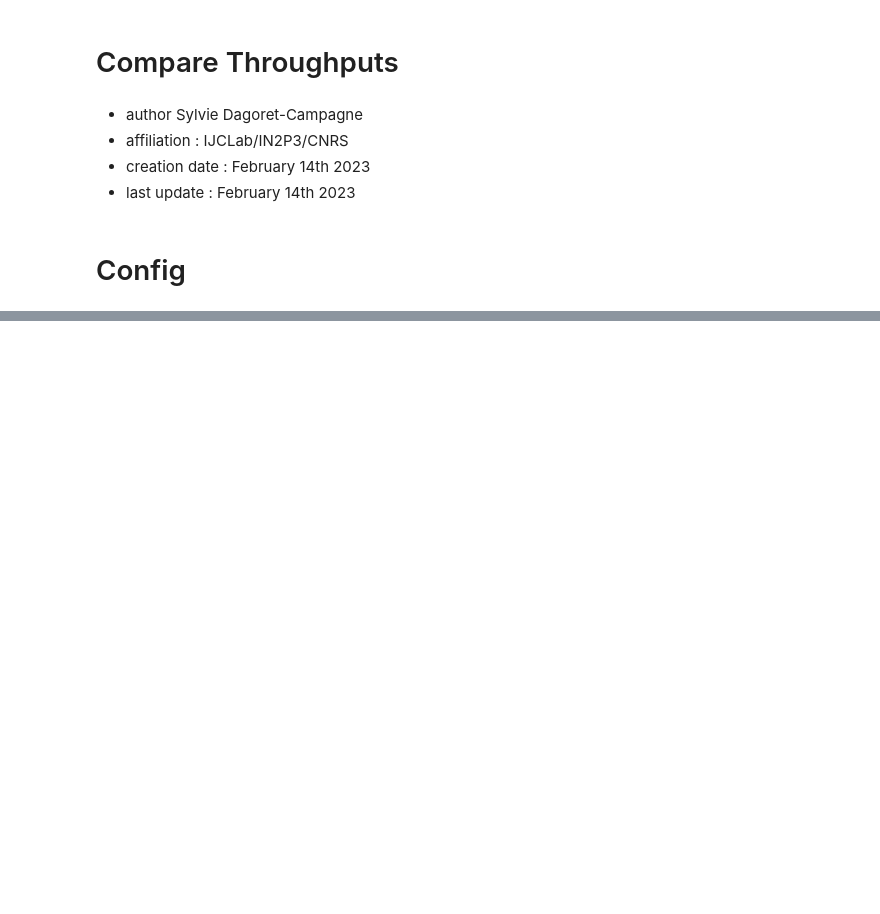
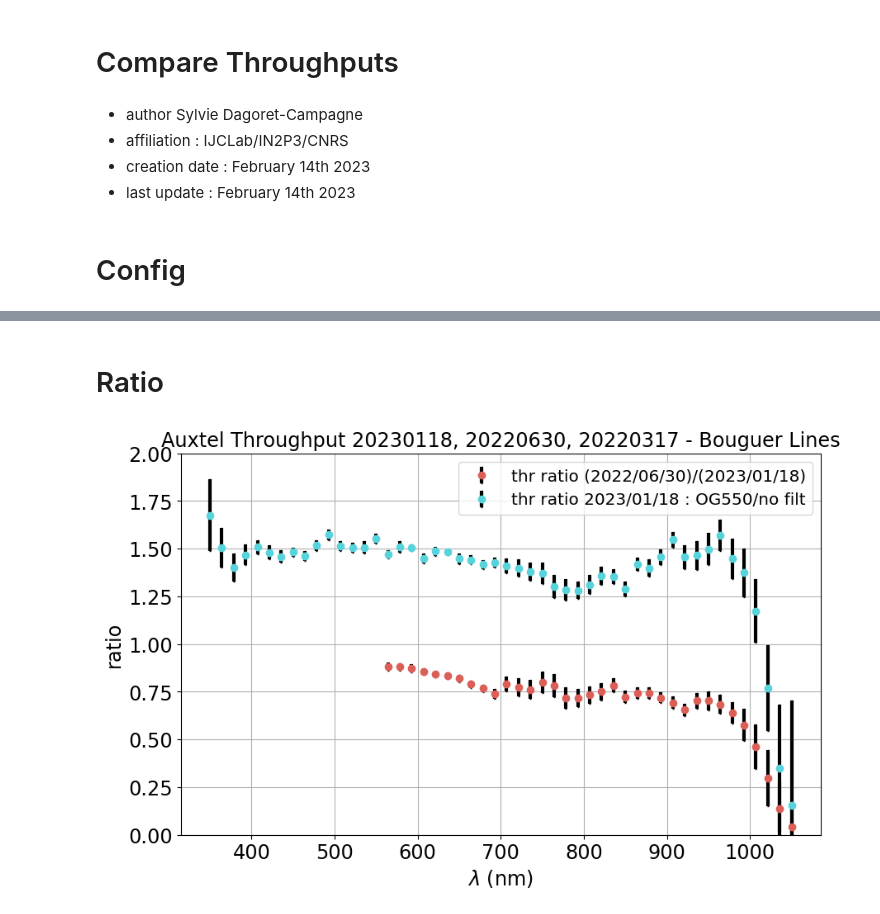
Before and after one commit to sylvielsstfr/AuxTelComm, a Jupyter notebook: notebooks_usdf/BouguerLines/202302/CompareThroughputsFromBouguerLines.ipynb, the cells around one changed output, grey strips where cells are left out. Cells and saved outputs as stored; diff of their text form; code cells hidden in the pictures; blank space fills up the shorter version.

```diff
--- a/notebooks_usdf/BouguerLines/202302/CompareThroughputsFromBouguerLines.ipynb
+++ b/notebooks_usdf/BouguerLines/202302/CompareThroughputsFromBouguerLines.ipynb
@@ -114,0 +117,49 @@ plt.legend(loc="lower left")
+# %% [markdown]
+# Ratio
+# %%
+hls_colors = sns.color_palette("hls",2)
+
+label_1 = "thr ratio (2022/06/30)/(2023/01/18)"
+label_2 = "thr ratio 2023/01/18 : OG550/no filt"
+
+# January 2023, no filter
+X0=all_dfs_from_bouguerlines[0].wavelength
+Y0=all_dfs_from_bouguerlines[0].throu
+EY0=all_dfs_from_bouguerlines[0].errthrou
+
+# January 2023, filter
+X1=all_dfs_from_bouguerlines[1].wavelength
+Y1=all_dfs_from_bouguerlines[1].throu
+EY1=all_dfs_from_bouguerlines[1].errthrou
+
+ratio1 = Y1/Y0
+eratio1 = np.sqrt((EY0/Y0)**2+(EY1/Y1)**2)
+index1 = np.where(X0> 550)[0]
+ratio1 = ratio1[index1]
+eratio1 = eratio1[index1]
+WL1 = X0[index1]
+
+
+# June 2022
+X2=all_dfs_from_bouguerlines[2].wavelength
+Y2=all_dfs_from_bouguerlines[2].throu
+EY2=all_dfs_from_bouguerlines[2].errthrou
+
+plt.errorbar(WL1,ratio1,eratio1 , xerr=None, fmt='o',color=hls_colors[0],ecolor="k", elinewidth=3, capsize=1,label=label_1)
+
+
+ratio2 = Y2/Y0
+eratio2 = np.sqrt((EY0/Y0)**2+(EY2/Y2)**2)
+WL2 = X0
+plt.errorbar(WL2,ratio2,eratio2 , xerr=None, fmt='o',color=hls_colors[1],ecolor="k", elinewidth=3, capsize=1,label=label_2)
+
+plt.legend(loc="upper right")
+
+
+plt.title(f"Auxtel Throughput {DATE} - Bouguer Lines")
+plt.xlabel("$\lambda$ (nm)")
+plt.ylabel("ratio")
+plt.ylim(0,2)
+plt.grid()
+# %% [output]
+[figure, added]
```
Also changed, not shown: parts of 8 cells of this notebook, 2 other files.
